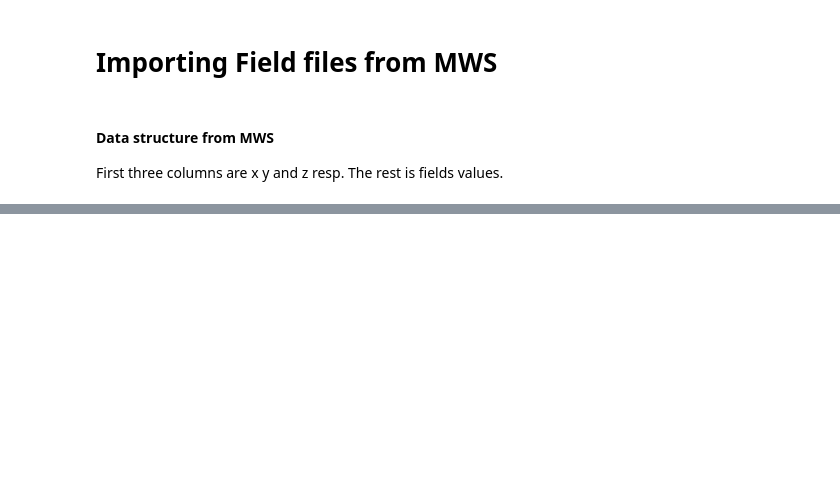
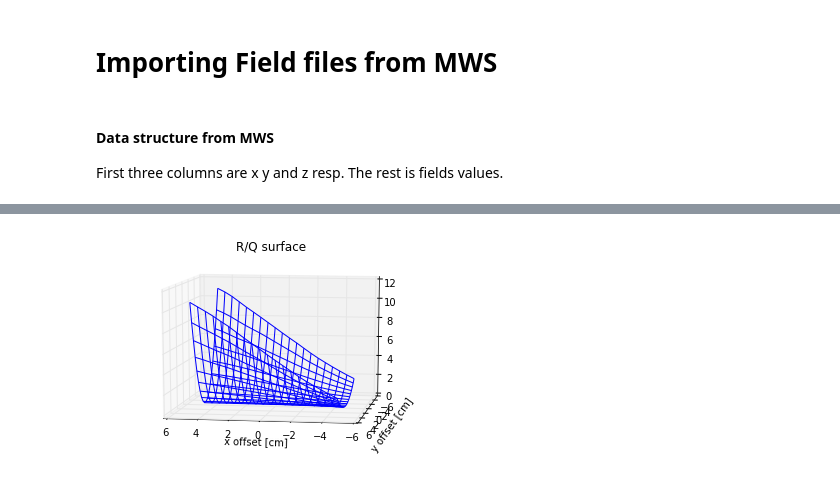
Before and after one commit to xaratustrah/misc_code, a Jupyter notebook: python/read_mws.ipynb, the cells around one changed output, grey strips where cells are left out. Saved outputs shown, nothing was run; the diff lists cells and outputs as text; code cells hidden in the pictures; blank space fills up the shorter version.

```diff
--- a/python/read_mws.ipynb
+++ b/python/read_mws.ipynb
@@ -88,0 +107,15 @@ plt.savefig(r.filename_woe+'_map.pdf')
+# %%
+from mpl_toolkits.mplot3d import Axes3D
+fig = plt.figure()
+ax = fig.gca(projection='3d')
+ax.plot_wireframe(x[0,ylo:yhi,xlo:xhi],
+                y[0,ylo:yhi,xlo:xhi],
+                roq[ylo:yhi,xlo:xhi])#, cmap = cm.gist_heat)
+plt.title('R/Q surface')
+plt.xlabel('x offset [cm]')
+plt.ylabel('y offset [cm]')
+for ii in range(100,460,1):
+    ax.view_init(elev=10., azim=ii)
+    plt.savefig(r.filename_woe+"movie{}".format(ii)+".png")
+# %% [output]
+[figure, added]
```
Also changed, not shown: parts of 12 cells of this notebook, 1 other file.
